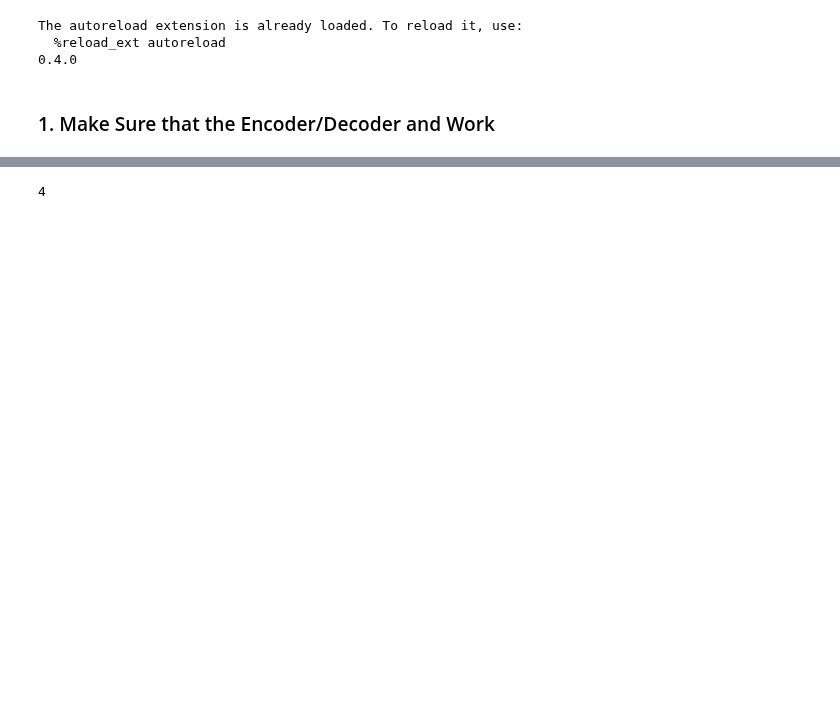
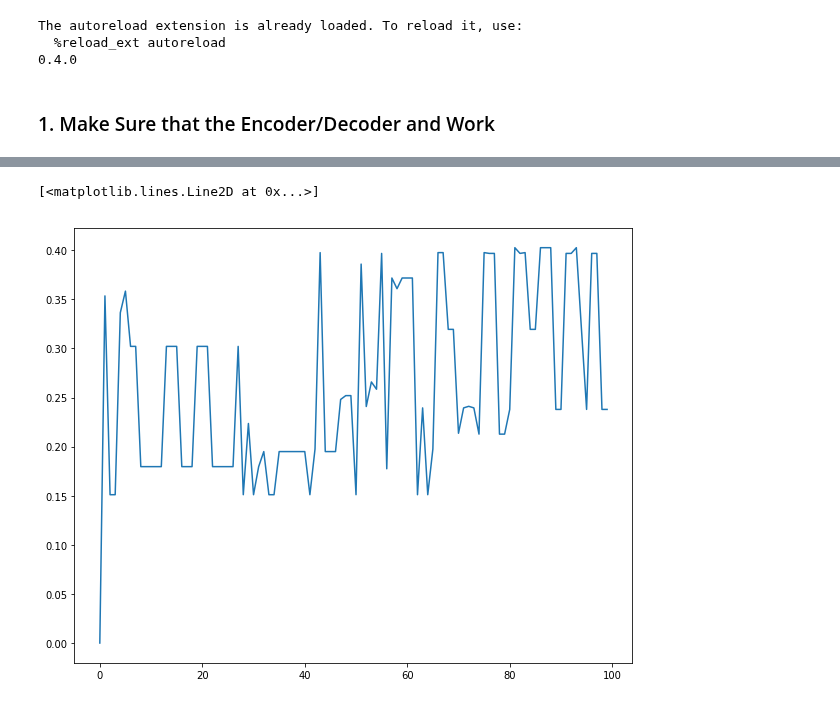
Before and after one commit to jlikhuva/NutritionProject, a Jupyter notebook: Transcriber/prototypes.ipynb, the cells around one changed output, grey strips where cells are left out. Cells and saved outputs as stored; diff of their text form; code cells hidden in the pictures; blank space fills up the shorter version.

```diff
--- a/Transcriber/prototypes.ipynb
+++ b/Transcriber/prototypes.ipynb
@@ -122,3 +90,8 @@ plt.legend()
+# %%
+plt.plot(dev_bleu)
+# %% [output]
+[<matplotlib.lines.Line2D at 0x...>]
+[figure, added]
 # %%
 def ensure_all_data_is_available():
     import numpy as np
@@ -138,7 +111,3 @@ def ensure_all_data_is_available():
     print(set(bad))
 # %%
 # ensure_all_data_is_available()
-# %%
-[1, 2, 3, 4, 0, 0, 0, 0, 0].index(0)
-# %% [output]
-4
```
Also changed, not shown: parts of 3 cells of this notebook, 3 other files.
